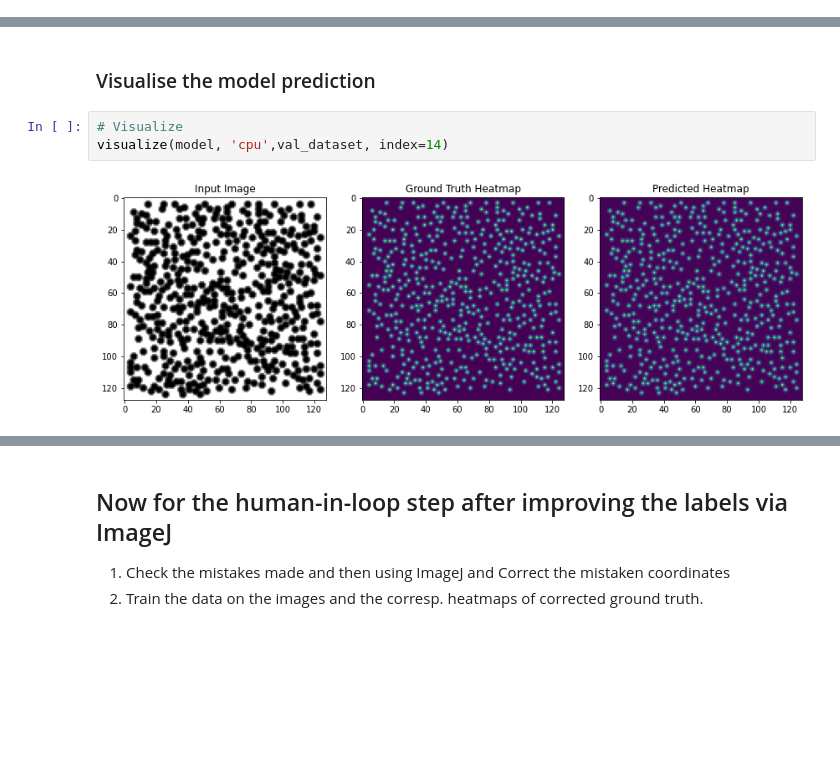
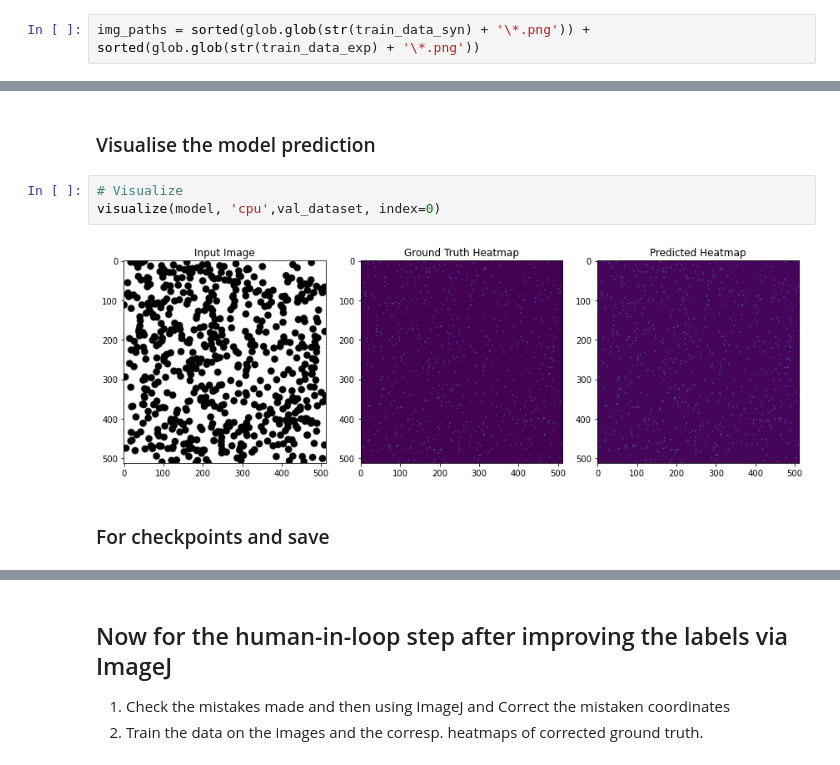
Before and after one commit to Samadarshi-Maity/CNN-Particle-Detection, a Jupyter notebook: src/CNN.ipynb, the cells around one changed output, grey strips where cells are left out. Drawn from its saved outputs; the diff is of its cells as text; blank space fills up the shorter version.

```diff
--- a/src/CNN.ipynb
+++ b/src/CNN.ipynb
@@ -69,4 +67,6 @@ setup_logger(str(cwd.parent /'logs'), exp_name="Trial", log_to_console=False)
 get_nvidia_info()
+# %%
+img_paths = sorted(glob.glob(str(train_data_syn) + '\*.png')) + sorted(glob.glob(str(train_data_exp) + '\*.png'))
 # %%
 if __name__ == "__main__":
 
@@ -125,6 +125,8 @@ Epoch 1/1 || Train Loss: 0.0001 || Val Loss: 0.0000
 ### Visualise the model prediction
 # %%
 # Visualize
-visualize(model, 'cpu',val_dataset, index=14)
+visualize(model, 'cpu',val_dataset, index=0)
 # %% [output]
-[figure, old version]
+[figure, new version]
+# %% [markdown]
+### For checkpoints and save
```
Also changed, not shown: parts of 8 cells of this notebook.
